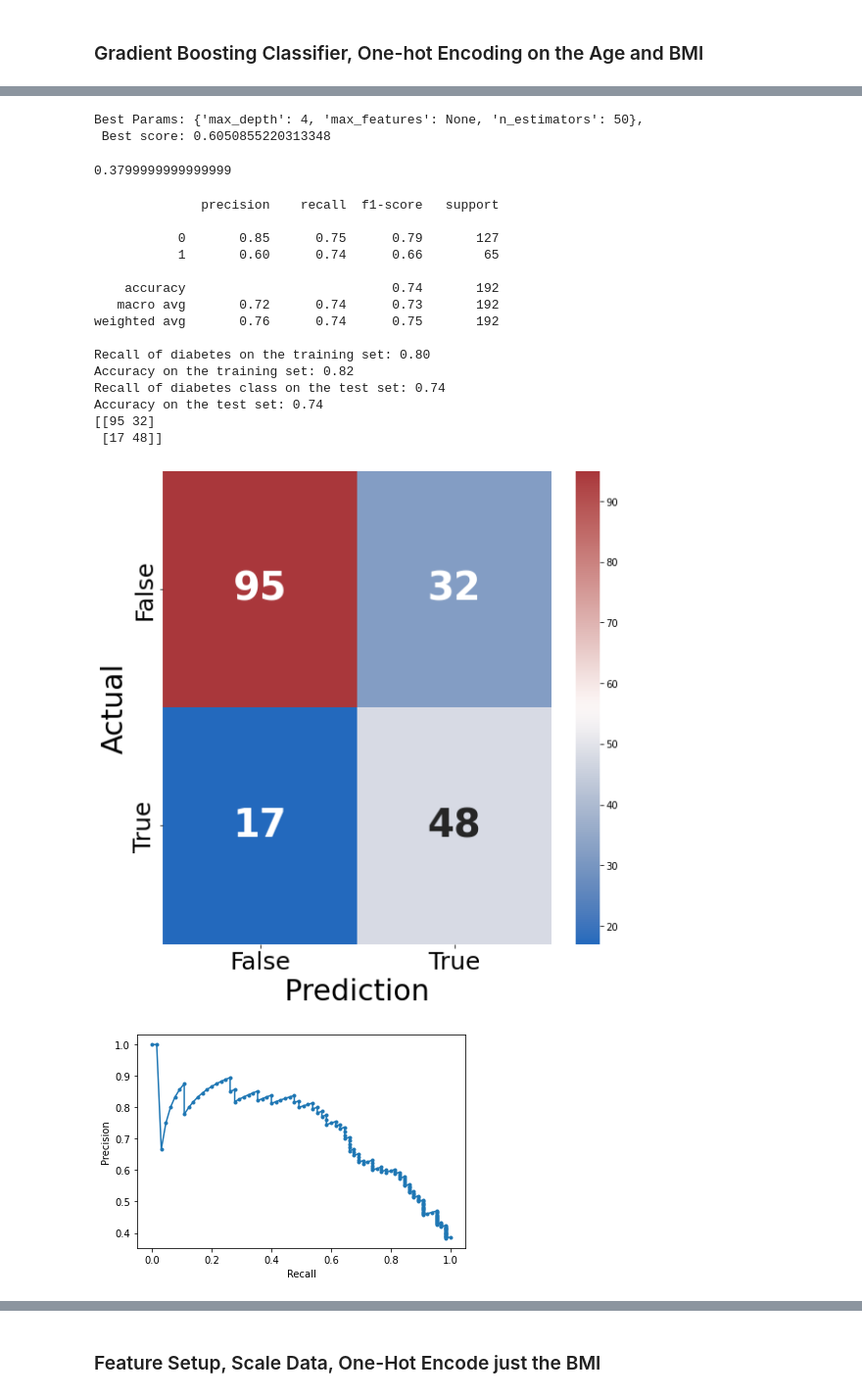
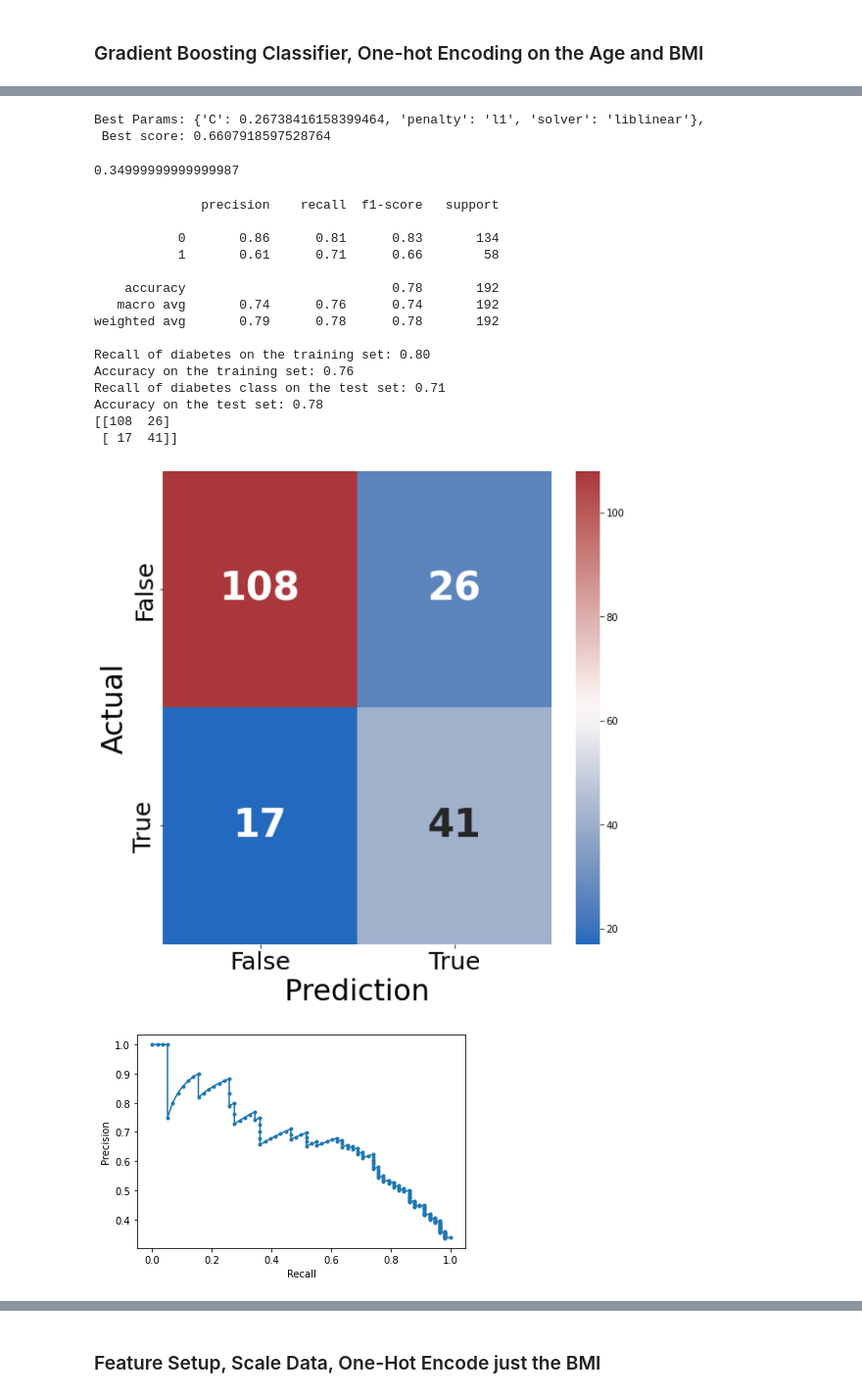
Before and after one commit to jcummingsutk/diabetes_ml_classifier, a Jupyter notebook: diabetes_classifier.ipynb, the cells around one changed output, grey strips where cells are left out. Shown at 98% size. Drawn from its saved outputs; the diff is of its cells as text; code cells hidden in the pictures.

```diff
--- a/diabetes_classifier.ipynb
+++ b/diabetes_classifier.ipynb
@@ -378,10 +412,11 @@ Accuracy on the test set: 0.52
 ### Gradient Boosted Classifier
 # %%
 from sklearn.ensemble import GradientBoostingClassifier
+>>> from sklearn.model_selection import GridSearchCV
 grid_values_boost = {'n_estimators': [100, 200, 300, 400, 500],
-                     'learning_rate': [5e-3, 6e-3, 7e-3, 8e-3],
+                     'learning_rate': [5e-2, 6e-3, 7e-3, 8e-3, 9e-3],
                      'max_depth': [2, 3]}
-clf_boost = GradientBoostingClassifier()
+clf_boost = GradientBoostingClassifier(random_state = RAND_STATE)
 grid_clf_boost = GridSearchCV(clf_boost, param_grid=grid_values_boost, cv=CV, scoring=OPT_ON, n_jobs=N_JOBS, verbose=2)
 grid_clf_boost.fit(X_train, y_train)
 # %% [output]
@@ -910,9 +935,8 @@ Xcat2_train, Xcat2_test, ycat2_train, ycat2_test = train_test_split(df_rejoined,
 ### Gradient Boosting Classifier, One-hot Encoding on the Age and BMI
 # %%
 from sklearn.ensemble import GradientBoostingClassifier
-clf_boost_cat2 = GradientBoostingClassifier()
-grid_clf_boost_cat2 = GridSearchCV(clf_boost_cat2, param_grid=grid_values_boost, cv=CV, scoring=OPT_ON, n_jobs=N_JOBS, verbose=2)
-# note: using previous parameter search parameters
+clf_log = LogisticRegression(random_state = RAND_STATE)
+grid_clf_boost_cat2 = GridSearchCV(clf_boost, param_grid=grid_values_boost, cv=CV, scoring=OPT_ON, n_jobs=N_JOBS, verbose=2)
 grid_clf_boost_cat2.fit(Xcat2_train, ycat2_train)
 # %% [output]
 Fitting 7 folds for each of 40 candidates, totalling 280 fits
@@ -976,7 +1001,5 @@ Accuracy on the test set: 0.81
 # %%
-from sklearn.ensemble import RandomForestClassifier
-clf_forest_cat2 = RandomForestClassifier()
-grid_clf_forest_cat2 = GridSearchCV(clf_forest_cat2, forest_param_grid, cv=CV, scoring=OPT_ON, n_jobs=N_JOBS)
-# note: using previous parameter search parameters
-grid_clf_forest_cat2.fit(Xcat2_train, ycat2_train)
+clf_log_cat2 = LogisticRegression(random_state = RAND_STATE)
+grid_clf_log_cat2 = GridSearchCV(clf_log_cat2, param_grid=grid_values_log, cv=CV, scoring=OPT_ON, n_jobs=N_JOBS, verbose=2)
+grid_clf_log_cat2.fit(Xcat2_train, ycat2_train)
 # %% [output]
@@ -988,31 +1020,31 @@ GridSearchCV(cv=7, estimator=RandomForestClassifier(), n_jobs=5,
 # %%
-print('Best Params: {}, \n Best score: {}'.format(grid_clf_forest_cat2.best_params_, grid_clf_forest_cat2.best_score_))
+print('Best Params: {}, \n Best score: {}'.format(grid_clf_log_cat2.best_params_, grid_clf_log_cat2.best_score_))
 # %% [output]
-Best Params: {'max_depth': 4, 'max_features': None, 'n_estimators': 50},
- Best score: 0.6050855220313348
+Best Params: {'C': 0.26738416158399464, 'penalty': 'l1', 'solver': 'liblinear'},
+ Best score: 0.6607918597528764
 # %%
-thresh = find_threshold(grid_clf_forest_cat2, ycat2_train, Xcat2_train)
+thresh = find_threshold(grid_clf_log_cat2, ycat2_train, Xcat2_train)
 print(thresh)
 # %% [output]
-0.3799999999999999
+0.34999999999999987
 # %%
-summary_of_model(grid_clf_forest_cat2, Xcat2_train, Xcat2_test, ycat2_train, ycat2_test, thresh)
+summary_of_model(grid_clf_log_cat2, Xcat2_train, Xcat2_test, ycat2_train, ycat2_test, thresh)
 # %% [output]
               precision    recall  f1-score   support
 
-           0       0.85      0.75      0.79       127
-           1       0.60      0.74      0.66        65
+           0       0.86      0.81      0.83       134
+           1       0.61      0.71      0.66        58
 
-    accuracy                           0.74       192
-   macro avg       0.72      0.74      0.73       192
-weighted avg       0.76      0.74      0.75       192
+    accuracy                           0.78       192
+   macro avg       0.74      0.76      0.74       192
+weighted avg       0.79      0.78      0.78       192
 
 Recall of diabetes on the training set: 0.80
-Accuracy on the training set: 0.82
-Recall of diabetes class on the test set: 0.74
-Accuracy on the test set: 0.74
-[[95 32]
- [17 48]]
+Accuracy on the training set: 0.76
+Recall of diabetes class on the test set: 0.71
+Accuracy on the test set: 0.78
+[[108  26]
+ [ 17  41]]
-[figure, old version]
+[figure, new version]
-[figure, old version]
+[figure, new version]
 # %% [markdown]
```
Also changed, not shown: parts of 84 cells of this notebook.
